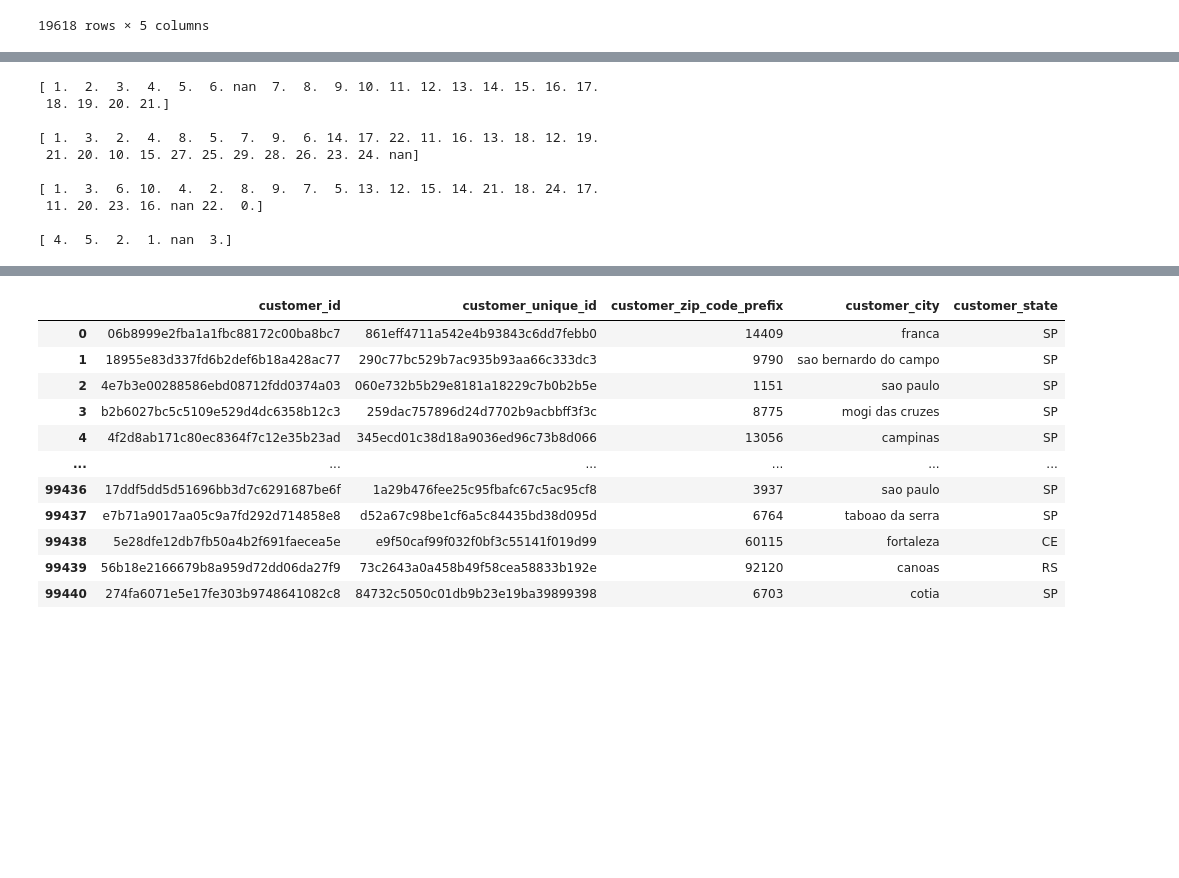
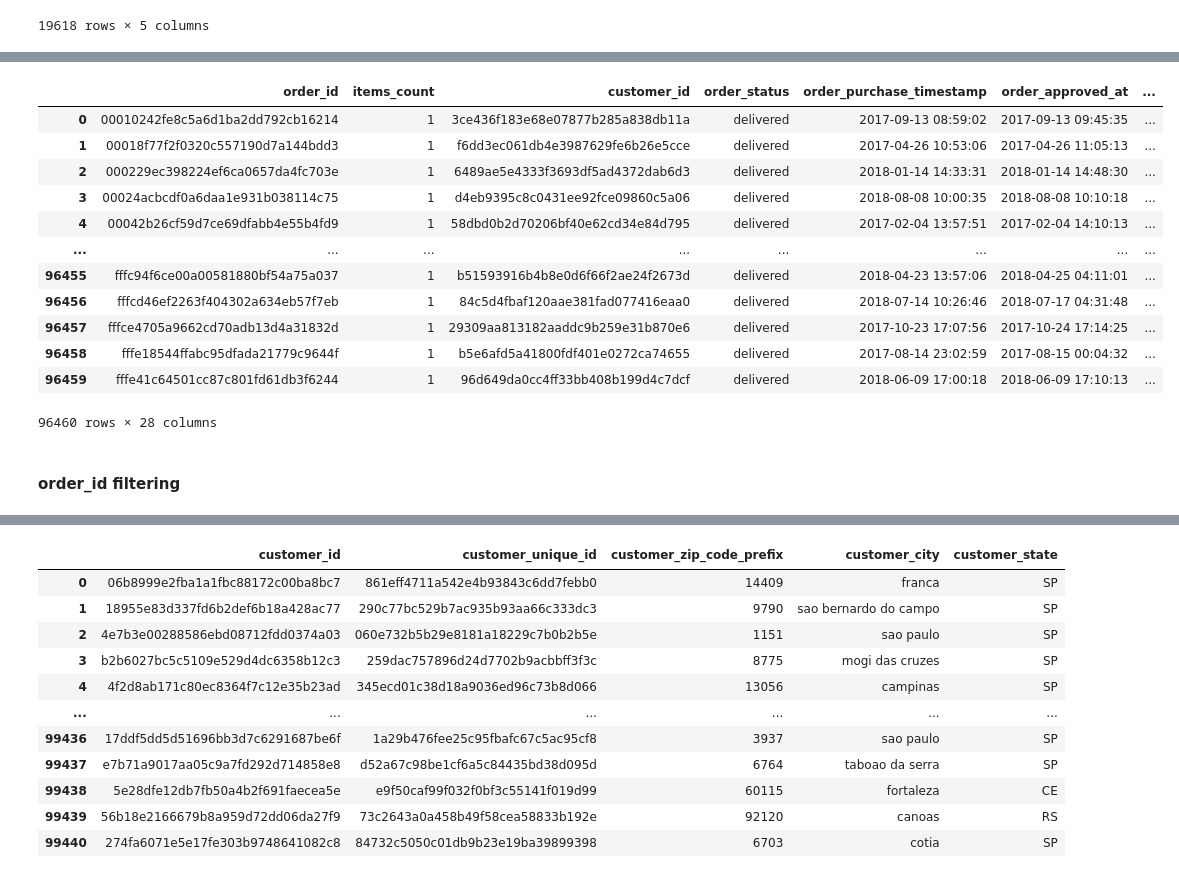
Before and after one commit to bnjisyn/Final-Project-Brazil-Ecommerce, a Jupyter notebook: index.ipynb, the cells around one changed output, grey strips where cells are left out. Drawn from its saved outputs; the diff is of its cells as text; code cells hidden in the pictures; blank space fills up the shorter version.

```diff
--- a/index.ipynb
+++ b/index.ipynb
@@ -426,16 +719,0 @@ order.head()
-# %%
-cols_to_int = ['order_item_id', 'payment_sequential', 'payment_installments', 'review_score']
-
-for cols in cols_to_int:
-    print(order[cols].unique(), '\n')
-# %% [output]
-[ 1.  2.  3.  4.  5.  6. nan  7.  8.  9. 10. 11. 12. 13. 14. 15. 16. 17.
- 18. 19. 20. 21.]
-
-[ 1.  3.  2.  4.  8.  5.  7.  9.  6. 14. 17. 22. 11. 16. 13. 18. 12. 19.
- 21. 20. 10. 15. 27. 25. 29. 28. 26. 23. 24. nan]
-
-[ 1.  3.  6. 10.  4.  2.  8.  9.  7.  5. 13. 12. 15. 14. 21. 18. 24. 17.
- 11. 20. 23. 16. nan 22.  0.]
-
-[ 4.  5.  2.  1. nan  3.]
@@ -442 +741,31 @@ for cols in cols_to_int:
+# %%
+columns_to_keep = order.columns.to_list()
+columns_to_keep.remove('order_item_id')
+columns_to_keep.remove('order_id')
+
+# Group by order_id and aggregate
+order_grouped = order.groupby('order_id').agg({
+    'order_item_id': 'count',                    # Count number of items
+    **{col: 'first' for col in columns_to_keep}  # Keep first value for other columns
+}).reset_index()
+
+order_grouped.rename(columns={'order_item_id': 'items_count'}, inplace=True)
+
+display(order_grouped)
+# %% [output]
+|  | order_id | items_count | customer_id | order_status | order_purchase_timestamp | order_approved_at | ... |
+| 0 | 00010242fe8c5a6d1ba2dd792cb16214 | 1 | 3ce436f183e68e07877b285a838db11a | delivered | 2017-09-13 08:59:02 | 2017-09-13 09:45:35 | ... |
+| 1 | 00018f77f2f0320c557190d7a144bdd3 | 1 | f6dd3ec061db4e3987629fe6b26e5cce | delivered | 2017-04-26 10:53:06 | 2017-04-26 11:05:13 | ... |
+| 2 | 000229ec398224ef6ca0657da4fc703e | 1 | 6489ae5e4333f3693df5ad4372dab6d3 | delivered | 2018-01-14 14:33:31 | 2018-01-14 14:48:30 | ... |
+| 3 | 00024acbcdf0a6daa1e931b038114c75 | 1 | d4eb9395c8c0431ee92fce09860c5a06 | delivered | 2018-08-08 10:00:35 | 2018-08-08 10:10:18 | ... |
+| 4 | 00042b26cf59d7ce69dfabb4e55b4fd9 | 1 | 58dbd0b2d70206bf40e62cd34e84d795 | delivered | 2017-02-04 13:57:51 | 2017-02-04 14:10:13 | ... |
+| ... | ... | ... | ... | ... | ... | ... | ... |
+| 96455 | fffc94f6ce00a00581880bf54a75a037 | 1 | b51593916b4b8e0d6f66f2ae24f2673d | delivered | 2018-04-23 13:57:06 | 2018-04-25 04:11:01 | ... |
+| 96456 | fffcd46ef2263f404302a634eb57f7eb | 1 | 84c5d4fbaf120aae381fad077416eaa0 | delivered | 2018-07-14 10:26:46 | 2018-07-17 04:31:48 | ... |
+| 96457 | fffce4705a9662cd70adb13d4a31832d | 1 | 29309aa813182aaddc9b259e31b870e6 | delivered | 2017-10-23 17:07:56 | 2017-10-24 17:14:25 | ... |
+| 96458 | fffe18544ffabc95dfada21779c9644f | 1 | b5e6afd5a41800fdf401e0272ca74655 | delivered | 2017-08-14 23:02:59 | 2017-08-15 00:04:32 | ... |
+| 96459 | fffe41c64501cc87c801fd61db3f6244 | 1 | 96d649da0cc4ff33bb408b199d4c7dcf | delivered | 2018-06-09 17:00:18 | 2018-06-09 17:10:13 | ... |
+96460 rows × 28 columns
+# %% [markdown]
+#### order_id filtering
 # %%
```
Also changed, not shown: parts of 51 cells of this notebook, 1 other file.
